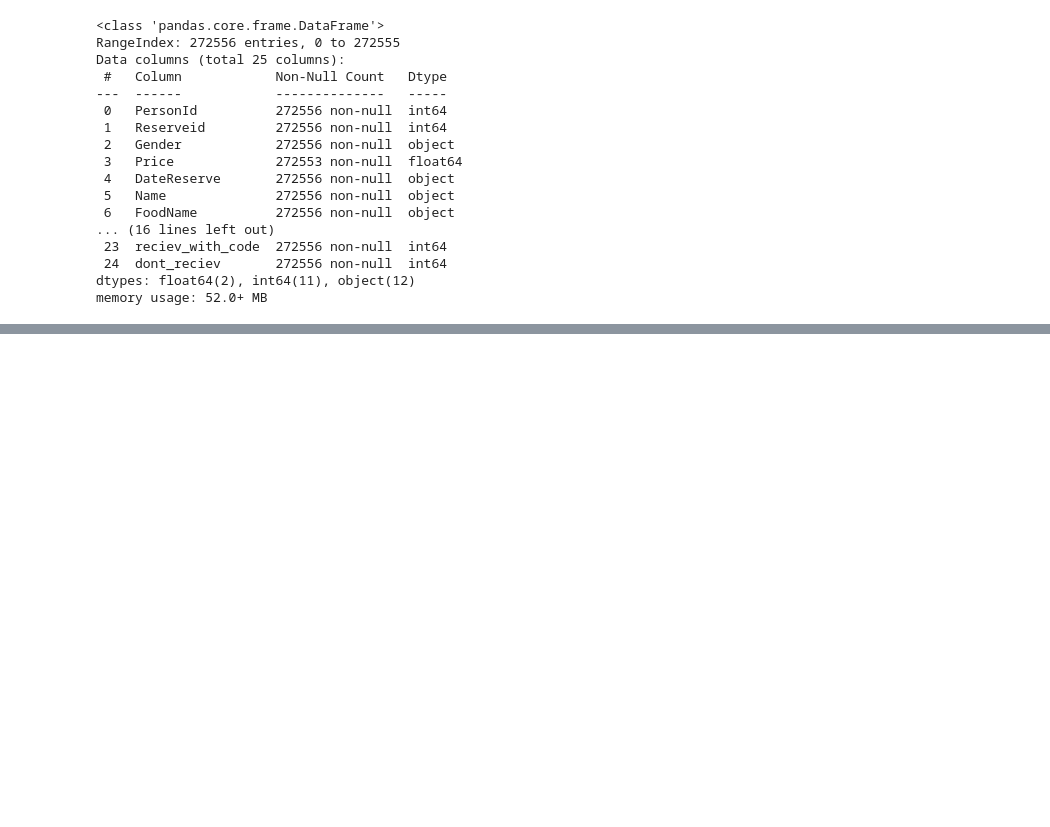
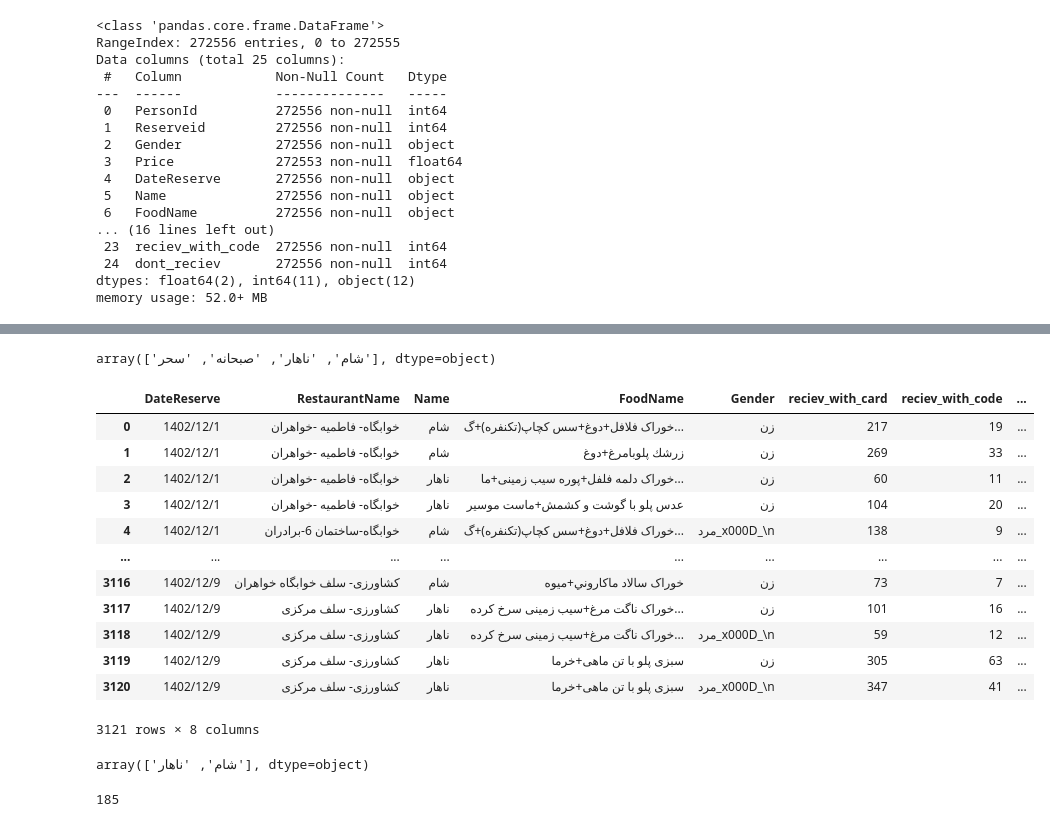
Before and after one commit to mvajhi/Introduction-to-Data-Science, a Jupyter notebook: final/phase0.ipynb, the cells around one changed output, grey strips where cells are left out. Saved outputs shown, nothing was run; the diff lists cells and outputs as text; code cells hidden in the pictures; blank space fills up the shorter version.

```diff
--- a/final/phase0.ipynb
+++ b/final/phase0.ipynb
@@ -145,9 +133,11 @@ df
 # %%
-grouped = df.groupby(['DateReserve', 'RestaurantName','Name','FoodName'])
+grouped = df.groupby(['DateReserve', 'RestaurantName','Name','FoodName','Gender'])
 result = grouped.agg({
     'reciev_with_card': 'sum',
     'reciev_with_code': 'sum',
     'dont_reciev': 'sum'
 })
+# %%
+result = result.reset_index()
 # %%
 result
@@ -153,0 +158,33 @@ result
+# %%
+result['Name'].unique()
+# %% [output]
+array(['شام', 'ناهار', 'صبحانه', 'سحر'], dtype=object)
+# %%
+result = result.drop(result[result['Name'] == 'سحر'].index)
+result = result.drop(result[result['Name'] == 'صبحانه'].index)
+# %%
+result = result.reset_index(drop=True)
+# %%
+result
+# %% [output]
+|  | DateReserve | RestaurantName | Name | FoodName | Gender | reciev_with_card | reciev_with_code | ... |
+| 0 | 1402/12/1 | خوابگاه- فاطمیه -خواهران | شام | خوراک فلافل+دوغ+سس کچاپ(تکنفره)+گ... | زن | 217 | 19 | ... |
+| 1 | 1402/12/1 | خوابگاه- فاطمیه -خواهران | شام | زرشك پلوبامرغ+دوغ | زن | 269 | 33 | ... |
+| 2 | 1402/12/1 | خوابگاه- فاطمیه -خواهران | ناهار | خوراک دلمه فلفل+پوره سیب زمینی+ما... | زن | 60 | 11 | ... |
+| 3 | 1402/12/1 | خوابگاه- فاطمیه -خواهران | ناهار | عدس پلو با گوشت و كشمش+ماست موسیر | زن | 104 | 20 | ... |
+| 4 | 1402/12/1 | خوابگاه-ساختمان 6-برادران | شام | خوراک فلافل+دوغ+سس کچاپ(تکنفره)+گ... | مرد_x000D_\n | 138 | 9 | ... |
+| ... | ... | ... | ... | ... | ... | ... | ... | ... |
+| 3116 | 1402/12/9 | کشاورزی- سلف خوابگاه خواهران | شام | خوراک سالاد ماكاروني+میوه | زن | 73 | 7 | ... |
+| 3117 | 1402/12/9 | کشاورزی- سلف مرکزی | ناهار | خوراک ناگت مرغ+سیب زمینی سرخ کرده... | زن | 101 | 16 | ... |
+| 3118 | 1402/12/9 | کشاورزی- سلف مرکزی | ناهار | خوراک ناگت مرغ+سیب زمینی سرخ کرده... | مرد_x000D_\n | 59 | 12 | ... |
+| 3119 | 1402/12/9 | کشاورزی- سلف مرکزی | ناهار | سبزی پلو با تن ماهی+خرما | زن | 305 | 63 | ... |
+| 3120 | 1402/12/9 | کشاورزی- سلف مرکزی | ناهار | سبزی پلو با تن ماهی+خرما | مرد_x000D_\n | 347 | 41 | ... |
+3121 rows × 8 columns
+# %%
+result['Name'].unique()
+# %% [output]
+array(['شام', 'ناهار'], dtype=object)
+# %%
+result['FoodName'].nunique()
+# %% [output]
+185
```
Also changed, not shown: parts of 30 cells of this notebook.
